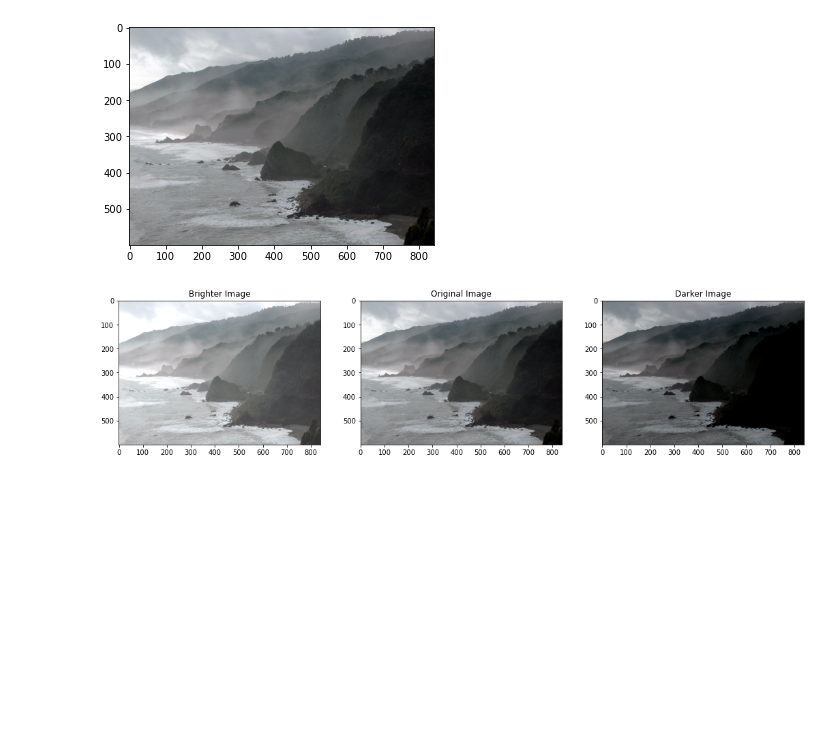
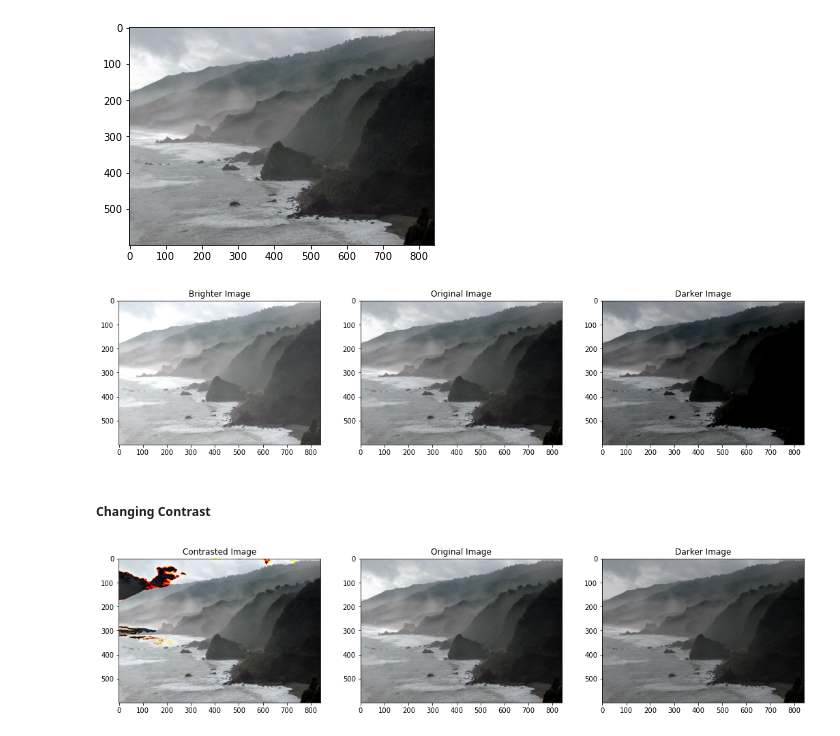
Before and after one commit to mdvadiyatnaqvi/OpenCV, a Jupyter notebook: 4-Image Enhancement/Image_enhancement.ipynb, the cells around one changed output. Drawn from its saved outputs; the diff is of its cells as text; code cells hidden in the pictures; blank space fills up the shorter version.

Commit message:
contrast done

```diff
--- a/4-Image Enhancement/Image_enhancement.ipynb
+++ b/4-Image Enhancement/Image_enhancement.ipynb
@@ -35,3 +35,19 @@ plt.subplot(133);plt.imshow(img_rgb_darker);plt.title("Darker Image")
 plt.show()
 # %% [output]
 [figure]
+# %% [markdown]
+##### Changing Contrast
+# %%
+matrix1 = np.ones(img_rgb.shape) * 0.8
+matrix2 = np.ones(img_rgb.shape) * 1.2
+
+img_rgb_darker = np.uint8(cv2.multiply(np.float64(img_rgb), matrix1))
+img_rgb_brighter = np.uint8(cv2.multiply(np.float64(img_rgb), matrix2))
+
+plt.figure(figsize=[18, 5])
+plt.subplot(131);plt.imshow(img_rgb_brighter);plt.title("Contrasted Image")
+plt.subplot(132);plt.imshow(img_rgb);plt.title("Original Image")
+plt.subplot(133);plt.imshow(img_rgb_darker);plt.title("Darker Image")
+plt.show()
+# %% [output]
+[figure, added]
```
